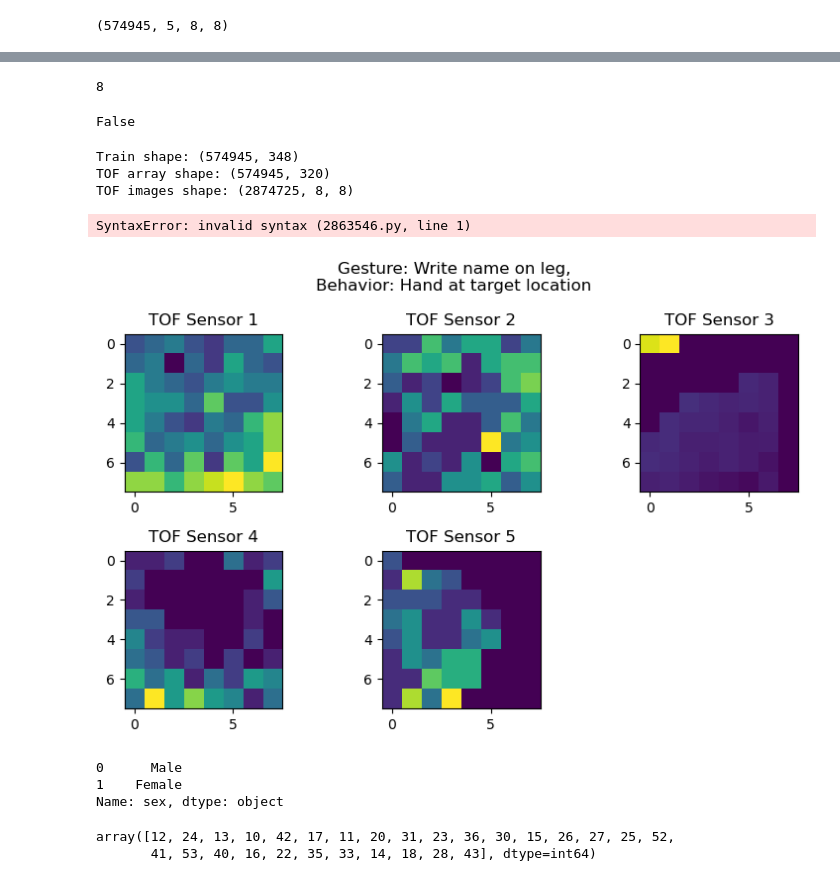
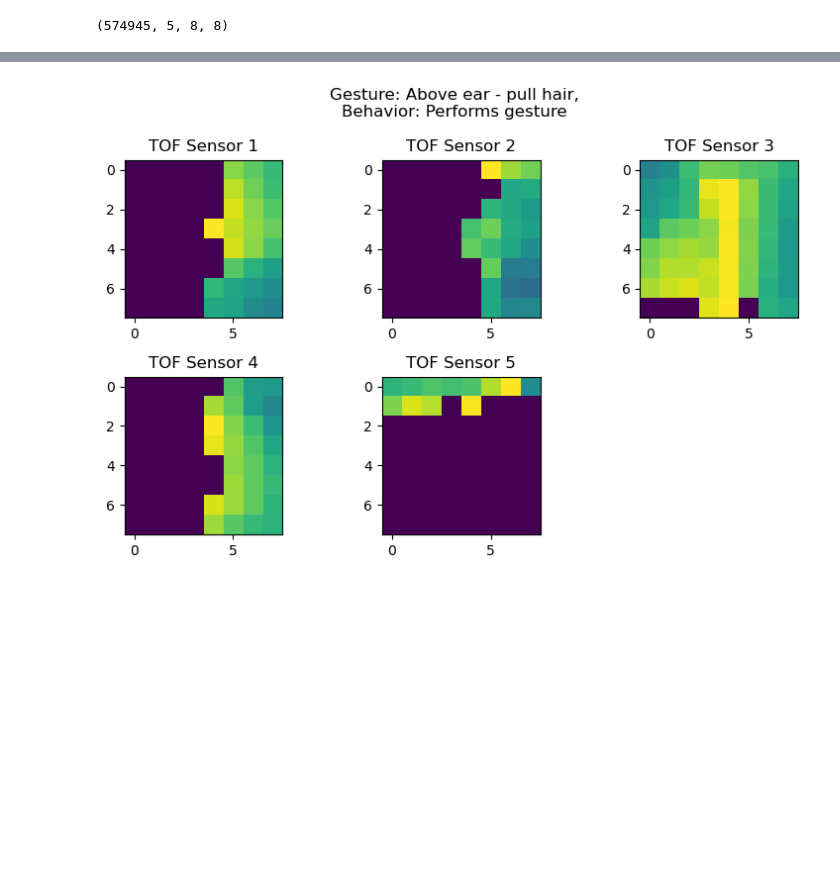
Before and after one commit to GuilhermeKnipl/Data-Science-Lab, a Jupyter notebook: Kaggle Competitions/CMI Sensor Data/EDA_Sensor_Data.ipynb, the cells around one changed output, grey strips where cells are left out. Cells and saved outputs as stored; diff of their text form; code cells hidden in the pictures; blank space fills up the shorter version.

```diff
--- a/Kaggle Competitions/CMI Sensor Data/EDA_Sensor_Data.ipynb
+++ b/Kaggle Competitions/CMI Sensor Data/EDA_Sensor_Data.ipynb
@@ -161,50 +235,21 @@ array([[ 96.,  -1.,  -1.,  -1.,  -1., 165., 124., 100.],
-# %%
-len(tof_images[1])
-# %% [output]
-8
-# %%
-2874725 < 2874725
-# %% [output]
-False
-# %%
-tof_images.shape ,train.shape
-# %% [output]
-Train shape: (574945, 348)
-TOF array shape: (574945, 320)
-TOF images shape: (2874725, 8, 8)
-# %%
-len(train)len(tof_images)
-# %% [output]
-SyntaxError: invalid syntax (2863546.py, line 1)
 # %%
-img_idx = 200
+img_idx = 5024
 fig,ax = plt.subplots(2,3, figsize=(8,5))
 
 plt.suptitle(f"Gesture: {train['gesture'].iloc[img_idx]},\nBehavior: {train['behavior'].iloc[img_idx]}")
 ax[0,0].imshow(tof_images[img_idx][0])
 ax[0,0].set_title("TOF Sensor 1")
 ax[0,1].imshow(tof_images[img_idx][1])
 ax[0,1].set_title("TOF Sensor 2")
 ax[0,2].imshow(tof_images[img_idx][2])
 ax[0,2].set_title("TOF Sensor 3")
 ax[1,0].imshow(tof_images[img_idx][3])
 ax[1,0].set_title("TOF Sensor 4")
 ax[1,1].imshow(tof_images[img_idx][4])
 ax[1,1].set_title("TOF Sensor 5")
 ax[1,2].remove()
 
 plt.tight_layout()
 plt.show()
 # %% [output]
-[figure, old version]
+[figure, new version]
-# %%
-sex_pct['sex'].map(sex)
-# %% [output]
-0      Male
-1    Female
-Name: sex, dtype: object
-# %%
-train['acc_x']
-# %% [output]
-array([12, 24, 13, 10, 42, 17, 11, 20, 31, 23, 36, 30, 15, 26, 27, 25, 52,
-       41, 53, 40, 16, 22, 35, 33, 14, 18, 28, 43], dtype=int64)
```
Also changed, not shown: parts of 16 cells of this notebook.
